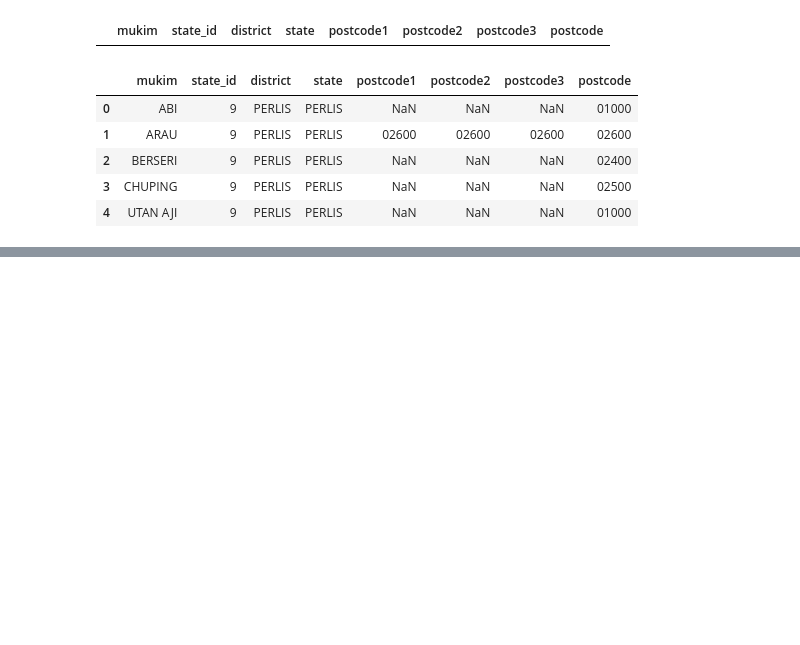
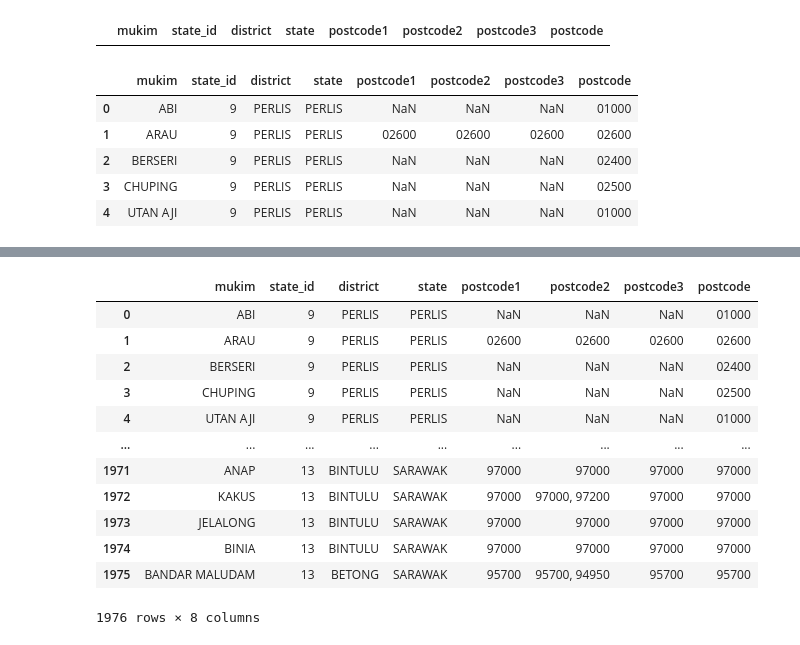
Before and after one commit to izardy/malaysia-postcode-mapper, a Jupyter notebook: data-prep.ipynb, the cells around one changed output, grey strips where cells are left out. Cells and saved outputs as stored; diff of their text form; code cells hidden in the pictures; blank space fills up the shorter version.

```diff
--- a/data-prep.ipynb
+++ b/data-prep.ipynb
@@ -956,3 +958,20 @@ postcode_ref.head()
+# %%
+mukim_district_state=pd.read_csv('prep2.csv',dtype=str)
+mukim_district_state
+# %% [output]
+|  | mukim | state_id | district | state | postcode1 | postcode2 | postcode3 | postcode |
+| 0 | ABI | 9 | PERLIS | PERLIS | NaN | NaN | NaN | 01000 |
+| 1 | ARAU | 9 | PERLIS | PERLIS | 02600 | 02600 | 02600 | 02600 |
+| 2 | BERSERI | 9 | PERLIS | PERLIS | NaN | NaN | NaN | 02400 |
+| 3 | CHUPING | 9 | PERLIS | PERLIS | NaN | NaN | NaN | 02500 |
+| 4 | UTAN AJI | 9 | PERLIS | PERLIS | NaN | NaN | NaN | 01000 |
+| ... | ... | ... | ... | ... | ... | ... | ... | ... |
+| 1971 | ANAP | 13 | BINTULU | SARAWAK | 97000 | 97000 | 97000 | 97000 |
+| 1972 | KAKUS | 13 | BINTULU | SARAWAK | 97000 | 97000, 97200 | 97000 | 97000 |
+| 1973 | JELALONG | 13 | BINTULU | SARAWAK | 97000 | 97000 | 97000 | 97000 |
+| 1974 | BINIA | 13 | BINTULU | SARAWAK | 97000 | 97000 | 97000 | 97000 |
+| 1975 | BANDAR MALUDAM | 13 | BETONG | SARAWAK | 95700 | 95700, 94950 | 95700 | 95700 |
+1976 rows × 8 columns
 # %%
 len(pd.merge(postcode_ref,mukim_district_state,how='left',left_on=['postcode','district','state'],right_on=['postcode','district','state']))
 # %% [output]
```
Also changed, not shown: parts of 3 cells of this notebook.
